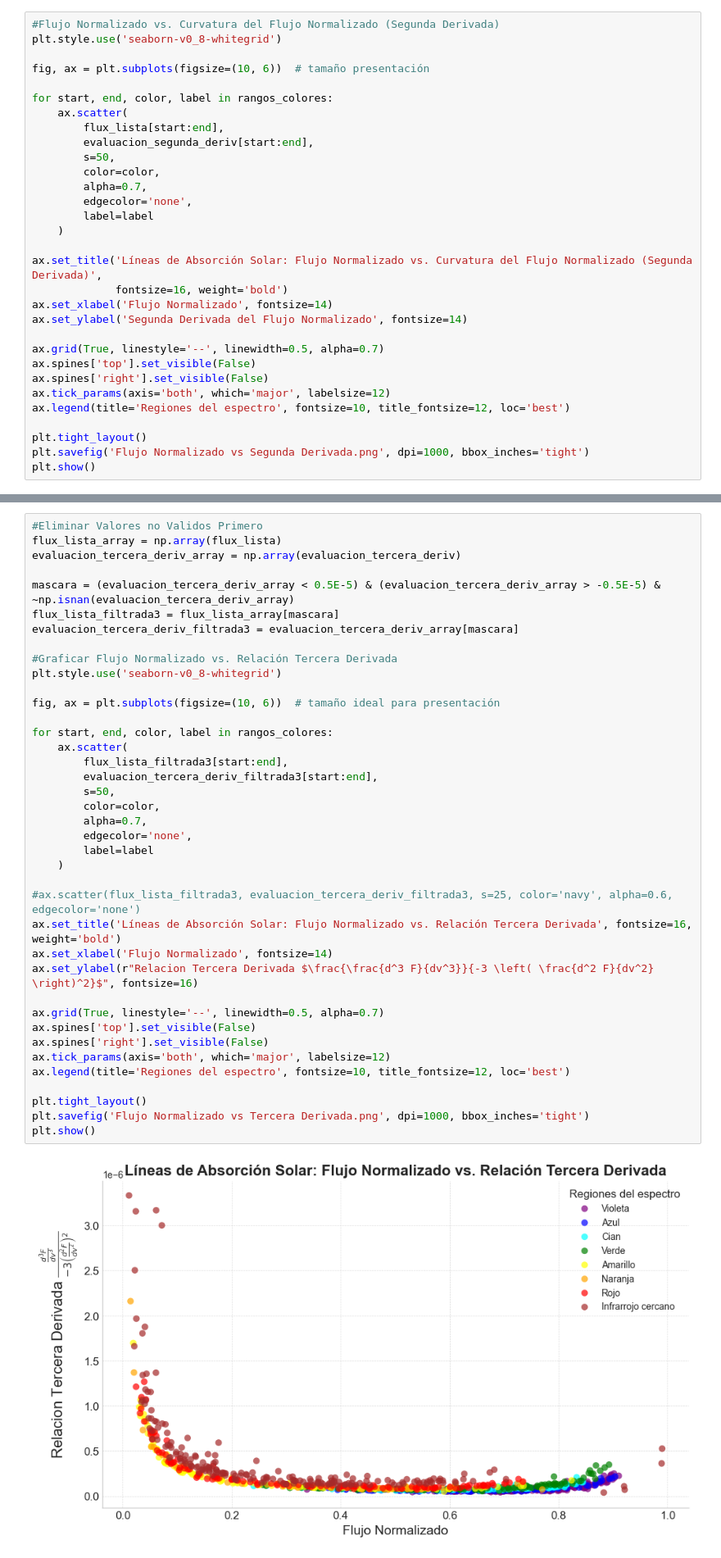
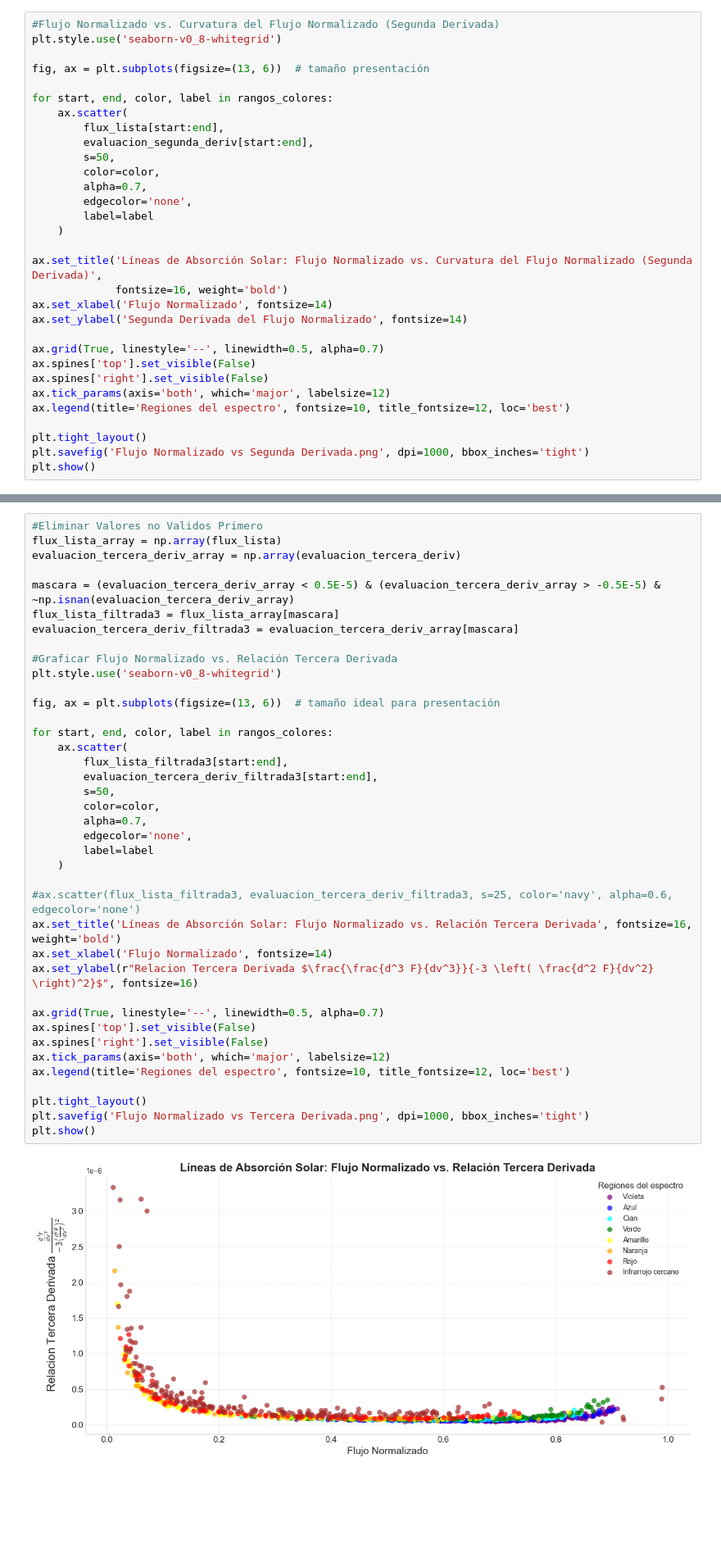
Before and after one commit to EstebanFuentesS/Proyecto-Teorico-202501, a Jupyter notebook: segundas_lineas.ipynb, the cells around one changed output, grey strips where cells are left out. Shown at 82% size. Cells and saved outputs as stored; diff of their text form; blank space fills up the shorter version.

```diff
--- a/segundas_lineas.ipynb
+++ b/segundas_lineas.ipynb
@@ -359,7 +367,7 @@ plt.show()
 #Flujo Normalizado vs. Curvatura del Flujo Normalizado (Segunda Derivada)
 plt.style.use('seaborn-v0_8-whitegrid')
 
-fig, ax = plt.subplots(figsize=(10, 6))  # tamaño presentación
+fig, ax = plt.subplots(figsize=(13, 6))  # tamaño presentación
 
 for start, end, color, label in rangos_colores:
     ax.scatter(
@@ -400,32 +408,32 @@ evaluacion_tercera_deriv_filtrada3 = evaluacion_tercera_deriv_array[mascara]
 #Graficar Flujo Normalizado vs. Relación Tercera Derivada
 plt.style.use('seaborn-v0_8-whitegrid')
 
-fig, ax = plt.subplots(figsize=(10, 6))  # tamaño ideal para presentación
+fig, ax = plt.subplots(figsize=(13, 6))  # tamaño ideal para presentación
 
 for start, end, color, label in rangos_colores:
     ax.scatter(
         flux_lista_filtrada3[start:end],
         evaluacion_tercera_deriv_filtrada3[start:end],
         s=50,
         color=color,
         alpha=0.7,
         edgecolor='none',
         label=label
     )
 
 #ax.scatter(flux_lista_filtrada3, evaluacion_tercera_deriv_filtrada3, s=25, color='navy', alpha=0.6, edgecolor='none')
 ax.set_title('Líneas de Absorción Solar: Flujo Normalizado vs. Relación Tercera Derivada', fontsize=16, weight='bold')
 ax.set_xlabel('Flujo Normalizado', fontsize=14)
 ax.set_ylabel(r"Relacion Tercera Derivada $\frac{\frac{d^3 F}{dv^3}}{-3 \left( \frac{d^2 F}{dv^2} \right)^2}$", fontsize=16)
 
 ax.grid(True, linestyle='--', linewidth=0.5, alpha=0.7)
 ax.spines['top'].set_visible(False)
 ax.spines['right'].set_visible(False)
 ax.tick_params(axis='both', which='major', labelsize=12)
 ax.legend(title='Regiones del espectro', fontsize=10, title_fontsize=12, loc='best')
 
 plt.tight_layout()
 plt.savefig('Flujo Normalizado vs Tercera Derivada.png', dpi=1000, bbox_inches='tight')
 plt.show()
 # %% [output]
-[figure, old version]
+[figure, new version]
```
Also changed, not shown: parts of 3 cells of this notebook, 10 other files.
